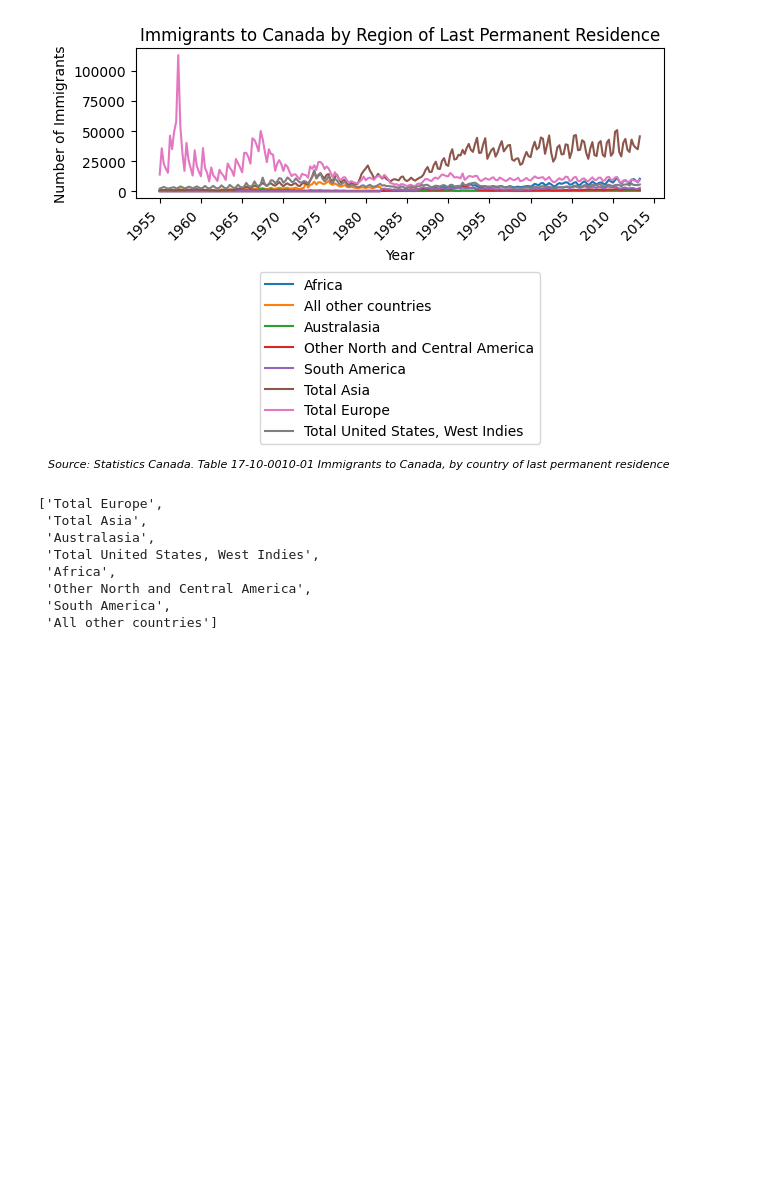
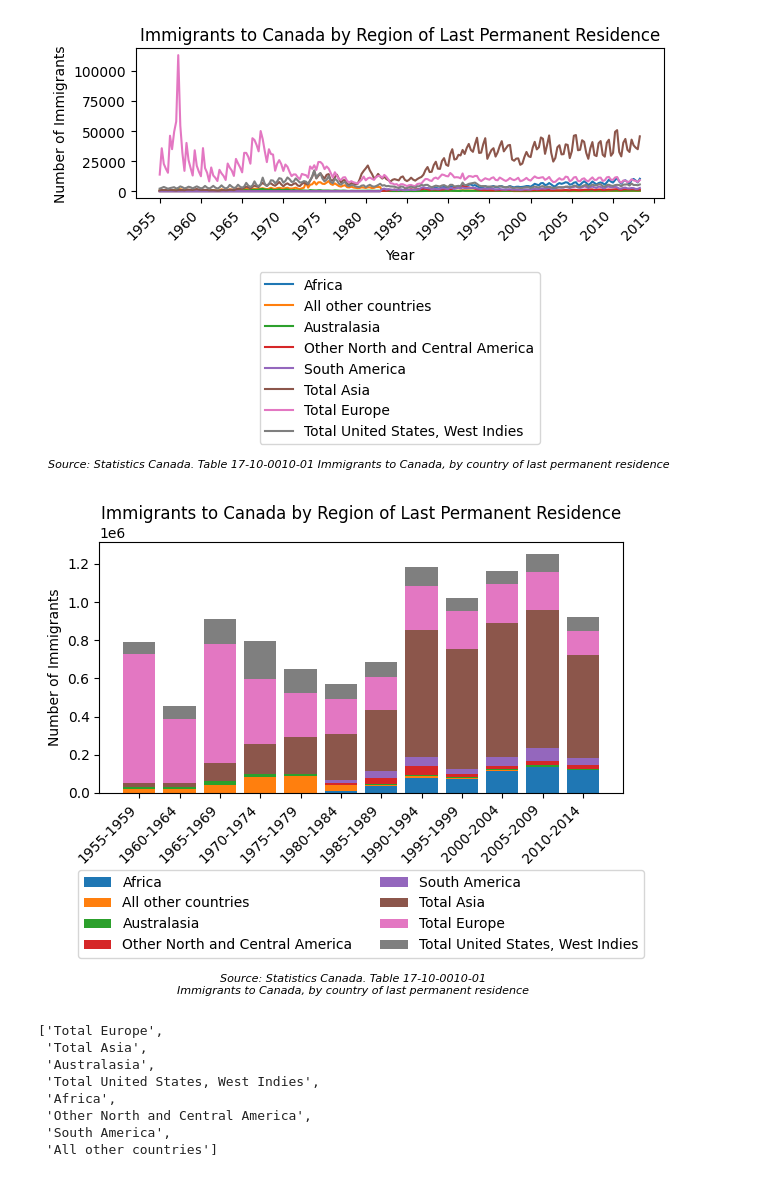
Before and after one commit to yrmo/gcinfo, a Jupyter notebook: immigrants-country-of-origin-1955-2013.ipynb, the cells around one changed output. Drawn from its saved outputs; the diff is of its cells as text; code cells hidden in the pictures; blank space fills up the shorter version.

Commit message:
Add stacked by of country of origin of immigrants 5 year periods

```diff
--- a/immigrants-country-of-origin-1955-2013.ipynb
+++ b/immigrants-country-of-origin-1955-2013.ipynb
@@ -430,6 +430,97 @@ plt.tight_layout()
 plt.show()
 # %% [output]
 [figure]
+# %%
+import matplotlib.pyplot as plt
+import pandas as pd
+import numpy as np
+
+# Work on a fresh copy so the original dataframe is left untouched
+df_immigrants_5yr = df_origin_simple_filtered_plot.copy()
+
+# Move the index into a normal column so we can clean it
+df_immigrants_5yr = df_immigrants_5yr.reset_index()
+
+# The first column now holds the dates (and possibly a "REF_DATE" header row)
+date_col = df_immigrants_5yr.columns[0]
+
+# Keep only rows that look like real dates
+mask = df_immigrants_5yr[date_col].astype(str).str.contains("-", na=False)
+df_clean = df_immigrants_5yr.loc[mask].copy()
+
+# Rename cleanly
+df_clean = df_clean.rename(columns={date_col: "date"})
+df_clean["date"] = pd.to_datetime(df_clean["date"])
+
+# Make sure the region columns are numeric
+region_cols = [
+    "Africa",
+    "All other countries",
+    "Australasia",
+    "Other North and Central America",
+    "South America",
+    "Total Asia",
+    "Total Europe",
+    "Total United States, West Indies"
+]
+
+for col in region_cols:
+    df_clean[col] = pd.to_numeric(df_clean[col], errors="coerce").fillna(0)
+
+df_clean = df_clean.sort_values("date").reset_index(drop=True)
+
+# Aggregate by 5-year periods (sum each period; final period ends at 2013)
+df_clean["year"] = df_clean["date"].dt.year
+df_clean["period"] = (df_clean["year"] // 5) * 5
+
+df_period = (
+    df_clean.groupby("period")[region_cols]
+    .sum()
+    .reset_index()
+    .sort_values("period")
+)
+
+# Period labels (e.g. 1950-1954); last partial period is fine
+df_period["period_label"] = (
+    df_period["period"].astype(str) + "-" + (df_period["period"] + 4).astype(str)
+)
+
+# Plot stacked bars
+fig, ax = plt.subplots()
+
+bottom = np.zeros(len(df_period))
+for col in region_cols:
+    ax.bar(df_period["period_label"], df_period[col], bottom=bottom, label=col)
+    bottom += df_period[col].values
+
+ax.set_title("Immigrants to Canada by Region of Last Permanent Residence")
+# ax.set_xlabel("Period")
+ax.set_ylabel("Number of Immigrants")
+
+ax.legend(
+    title=None,
+    loc="upper center",
+    bbox_to_anchor=(0.5, -0.28),
+    ncol=2,
+    frameon=True
+)
+
+plt.xticks(rotation=45, ha="right")
+
+plt.subplots_adjust(bottom=0.38)
+
+plt.figtext(
+    0.5, -0.05,
+    "Source: Statistics Canada. Table 17-10-0010-01\nImmigrants to Canada, by country of last permanent residence",
+    ha="center",
+    fontsize=8,
+    style="italic"
+)
+
+plt.tight_layout()
+plt.show()
+# %% [output]
+[figure, added]
 # %%
 main_regions
 # %% [output]
```
